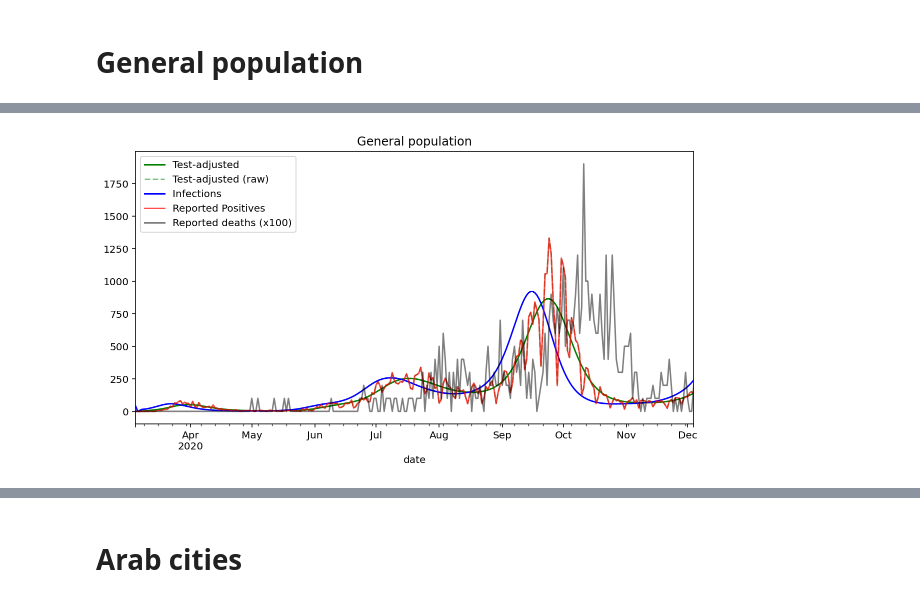
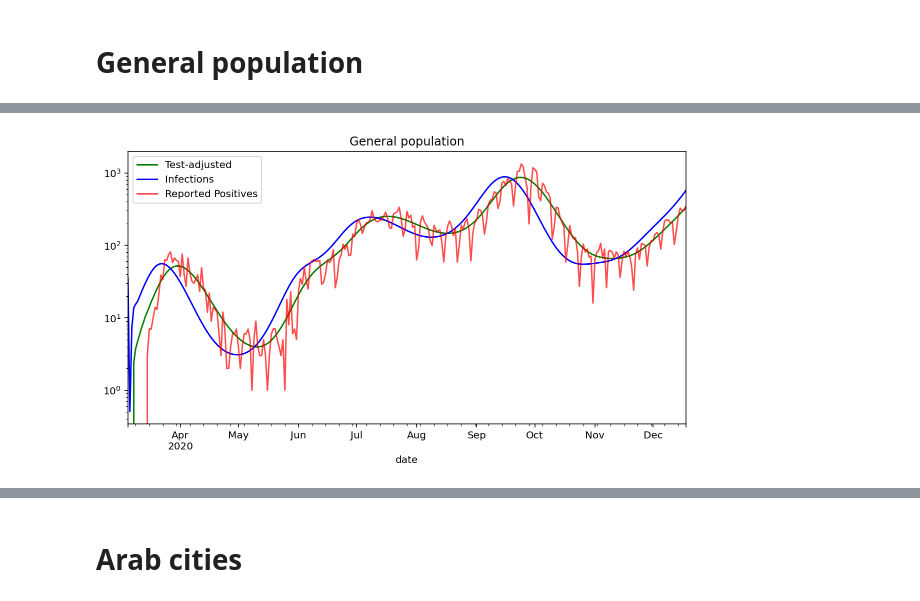
Before and after one commit to asafpr/covid-model, a Jupyter notebook: notebooks/rtlive-orthodox-Israel.ipynb, the cells around one changed output, grey strips where cells are left out. Drawn from its saved outputs; the diff is of its cells as text; code cells hidden in the pictures.

```diff
--- a/notebooks/rtlive-orthodox-Israel.ipynb
+++ b/notebooks/rtlive-orthodox-Israel.ipynb
@@ -114,19 +115,20 @@ Sampling 4 chains for 700 tune and 200 draw iterations (2_800 + 800 draws total)
 # %%
 resultgn = summarize_inference_data(gmgn.inference_data)
 
 fig, ax = plt.subplots(figsize=(10,5))
 ax.set_title("General population")
 resultgn.test_adjusted_positive.plot(c="g", label="Test-adjusted")
-resultgn.test_adjusted_positive_raw.plot(c="g", alpha=.5, label="Test-adjusted (raw)", style="--")
+#resultgn.test_adjusted_positive_raw.plot(c="g", alpha=.5, label="Test-adjusted (raw)", style="--")
 resultgn.infections.plot(c="b", label="Infections")
 gmgn.observed.positive.plot(c='r', alpha=.7, label="Reported Positives")
-d = gmgn.observed.deaths * 100
-d.plot(c='k', alpha=0.5, label="Reported deaths (x100)")
+#d = gmgn.observed.deaths * 100
+#d.plot(c='k', alpha=0.5, label="Reported deaths (x100)")
 fig.set_facecolor('w')
+plt.yscale("log")
 ax.legend();
 # %% [output]
 [interactive output not drawn]
-[figure, old version]
+[figure, new version]
 # %%
 fig, ax = plt.subplots(figsize=(10,5))
 
```
Also changed, not shown: parts of 16 cells of this notebook, 7 other files.
